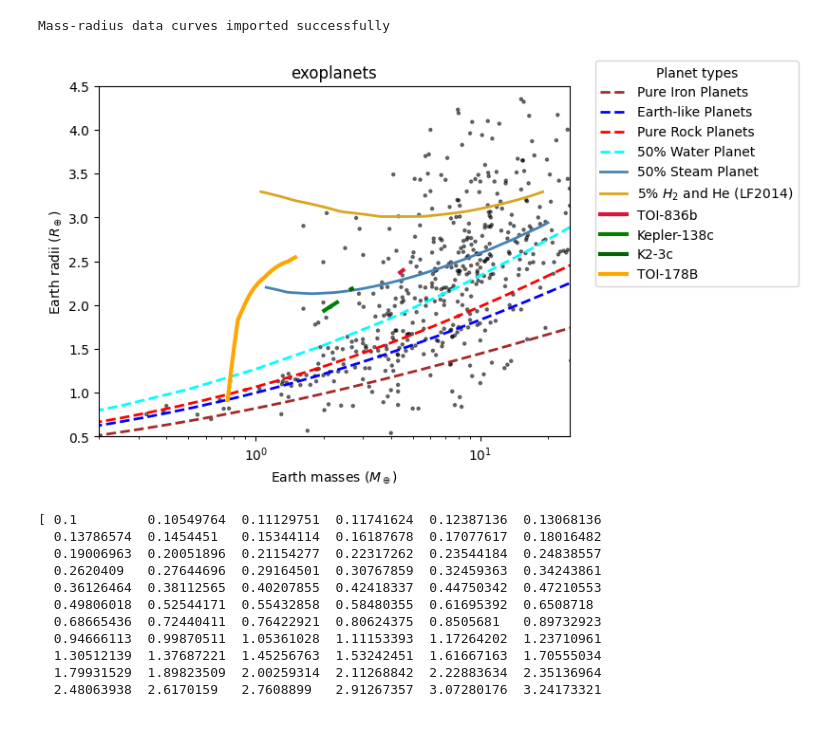
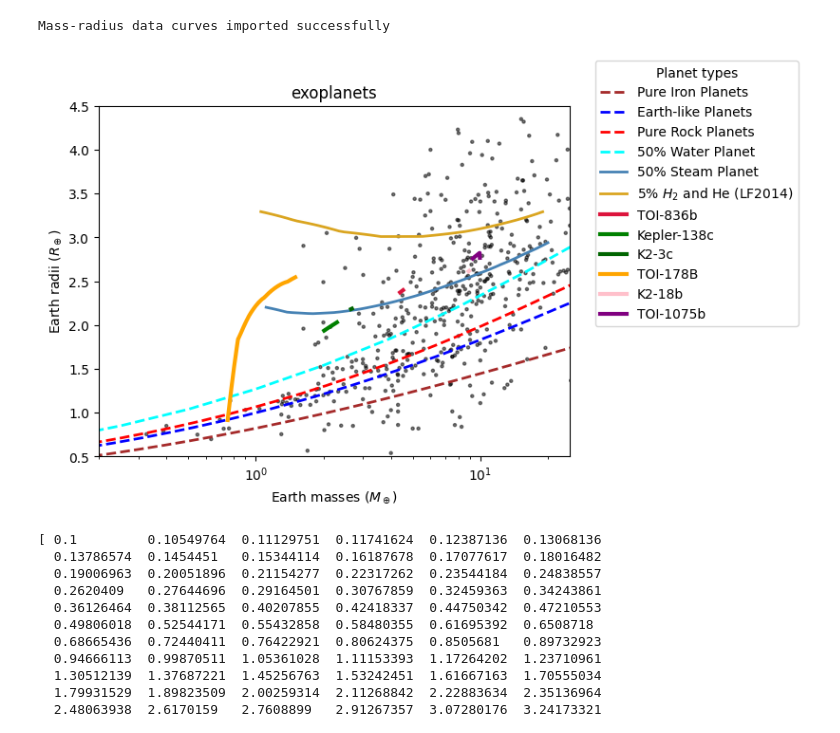
Before and after one commit to an0wen/astro9-w25-steamworldsloss, a Jupyter notebook: mass-radius-figure_JJ.ipynb, the cells around one changed output. Cells and saved outputs as stored; diff of their text form; code cells hidden in the pictures.

```diff
--- a/mass-radius-figure_JJ.ipynb
+++ b/mass-radius-figure_JJ.ipynb
@@ -3,6 +3,10 @@ import numpy as np
 import matplotlib.pyplot as plt
 import lf14 as lf
 #import iop_ext as iop
+
+#constants
+Mearth = 5.97219e24 # kg
+Rearth = 6.371e6 # m
 # %%
 # Import NEA masses and radii
 
@@ -72,34 +78,38 @@ plt.scatter(list_catalog_mp,list_catalog_rp, color="black", alpha = 0.5, sizes=p
 # Li Zeng 2016
 plt.plot(list_zeng_fe_m, list_zeng_fe_r, color="brown", linestyle="--", linewidth=2, label="Pure Iron Planets")
 plt.plot(list_zeng_earth_m, list_zeng_earth_r, color="blue", linestyle="--", linewidth=2, label="Earth-like Planets")
 plt.plot(list_zeng_rock_m, list_zeng_rock_r, color="red", linestyle="--", linewidth=2, label="Pure Rock Planets")
 plt.plot(list_zeng_water_m, list_zeng_water_r, color="cyan", linestyle="--", linewidth=2, label="50% Water Planet")
 
 # iop model
 plt.plot(pmass[mask_valid], steamradius[mask_valid], color="steelblue", linestyle="-", linewidth=2, label="50% Steam Planet")
 
 # LF 2014
 plt.plot(pmass2, lfradii, color="goldenrod", linestyle="-", linewidth=2, label=r"5% $H_2$ and He (LF2014)")
 
 # Evolution simulation
 plt.plot(evo_toi836b_m, evo_toi836b_r, color="crimson", linestyle="-", linewidth=3, label="TOI-836b")
 plt.plot(evo_kepler138c_m, evo_kepler138c_r, color="green", linestyle="-", linewidth=3, label="Kepler-138c") #potentially wrong
 plt.plot(evo_k23c_m, evo_k23c_r, color="darkgreen", linestyle="-", linewidth=3, label="K2-3c")
 plt.plot(evo_toi178b_m, evo_toi178b_r, color="orange", linestyle="-", linewidth=3, label="TOI-178B")
+
+plt.plot(evo_k218b_m/Mearth, evo_k218b_r/Rearth, color="pink", linestyle="-", linewidth=3, label="K2-18b") #Alex
+plt.plot(evo_toi1075b_m/Mearth, evo_toi1075b_r/Rearth, color="purple", linestyle="-", linewidth=3, label="TOI-1075b") #Alex
+
 #Figure details
 plt.xscale('log') #put the x-axis in log scale
 plt.xlim(.2,25) #domain
 plt.ylim(.5,4.5) #range
 
 #Label the figure
 plt.title('exoplanets')
 plt.xlabel('Earth masses ($M_\\oplus$)')
 plt.ylabel('Earth radii ($R_\\oplus$)')
 plt.legend(loc="center right", title="Planet types", bbox_to_anchor=(1.5,.75))
 
 plt.show()
 # %% [output]
-[figure, old version]
+[figure, new version]
 # %%
 print(pmass2)
 # %% [output]
```
Also changed, not shown: parts of 1 cell of this notebook.
